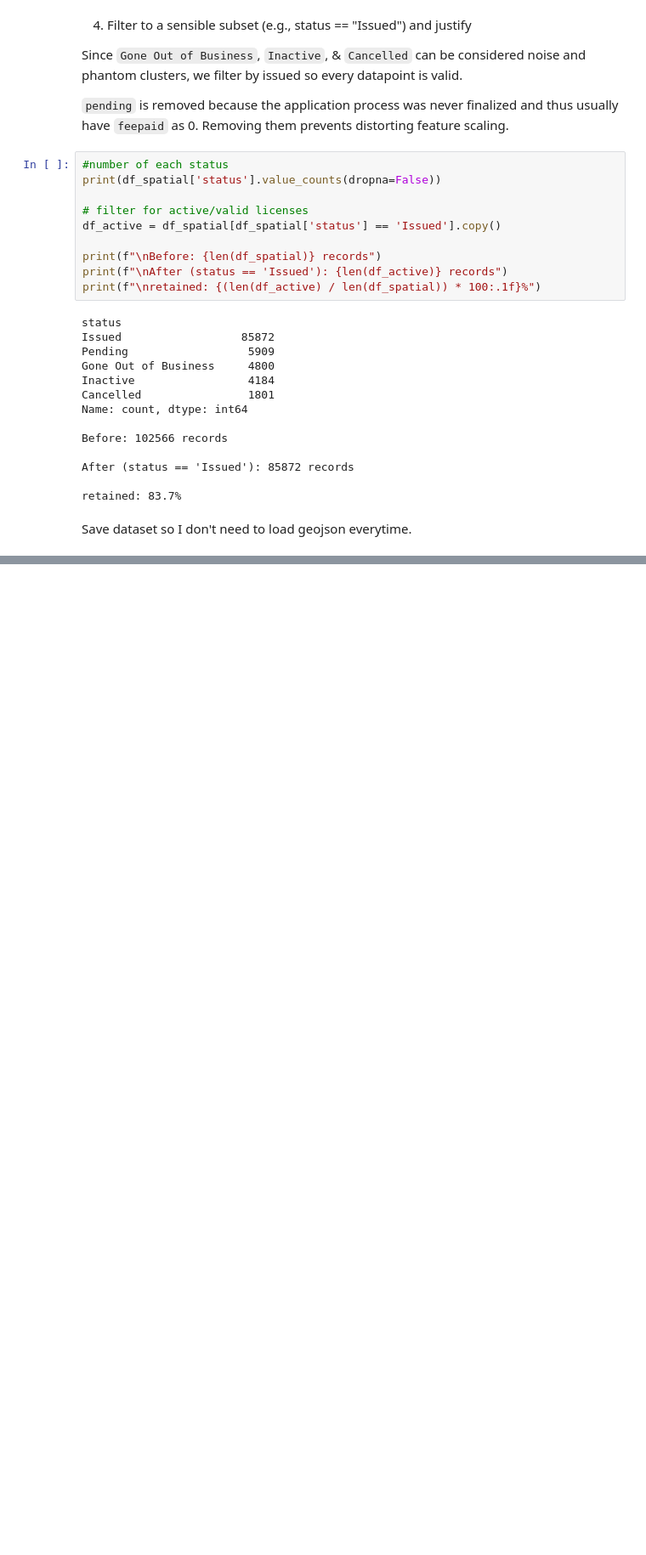
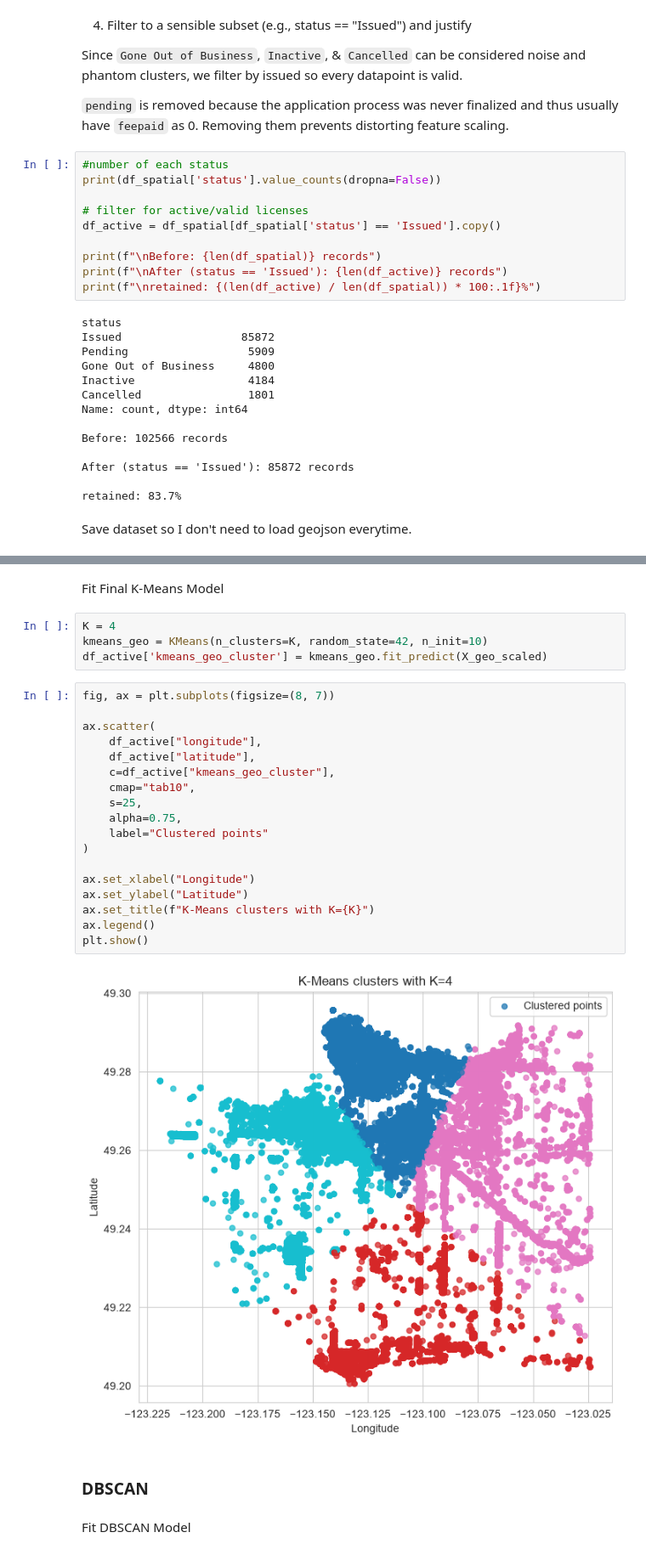
Before and after one commit to cda79/Vancouver-Business-Density-Analyzer, a Jupyter notebook: a3-notebook.ipynb, the cells around one changed output, grey strips where cells are left out. Shown at 85% size. Saved outputs shown, nothing was run; the diff lists cells and outputs as text; blank space fills up the shorter version.

```diff
--- a/a3-notebook.ipynb
+++ b/a3-notebook.ipynb
@@ -247,0 +305,30 @@ print("Saved clean dataset")
+# %% [markdown]
+Fit Final K-Means Model
+# %%
+K = 4
+kmeans_geo = KMeans(n_clusters=K, random_state=42, n_init=10)
+df_active['kmeans_geo_cluster'] = kmeans_geo.fit_predict(X_geo_scaled)
+# %%
+fig, ax = plt.subplots(figsize=(8, 7))
+
+ax.scatter(
+    df_active["longitude"],
+    df_active["latitude"],
+    c=df_active["kmeans_geo_cluster"],
+    cmap="tab10",
+    s=25,
+    alpha=0.75,
+    label="Clustered points"
+)
+
+ax.set_xlabel("Longitude")
+ax.set_ylabel("Latitude")
+ax.set_title(f"K-Means clusters with K={K}")
+ax.legend()
+plt.show()
+# %% [output]
+[figure, added]
+# %% [markdown]
+### DBSCAN
+# %% [markdown]
+Fit DBSCAN Model
```
Also changed, not shown: parts of 23 cells of this notebook.
